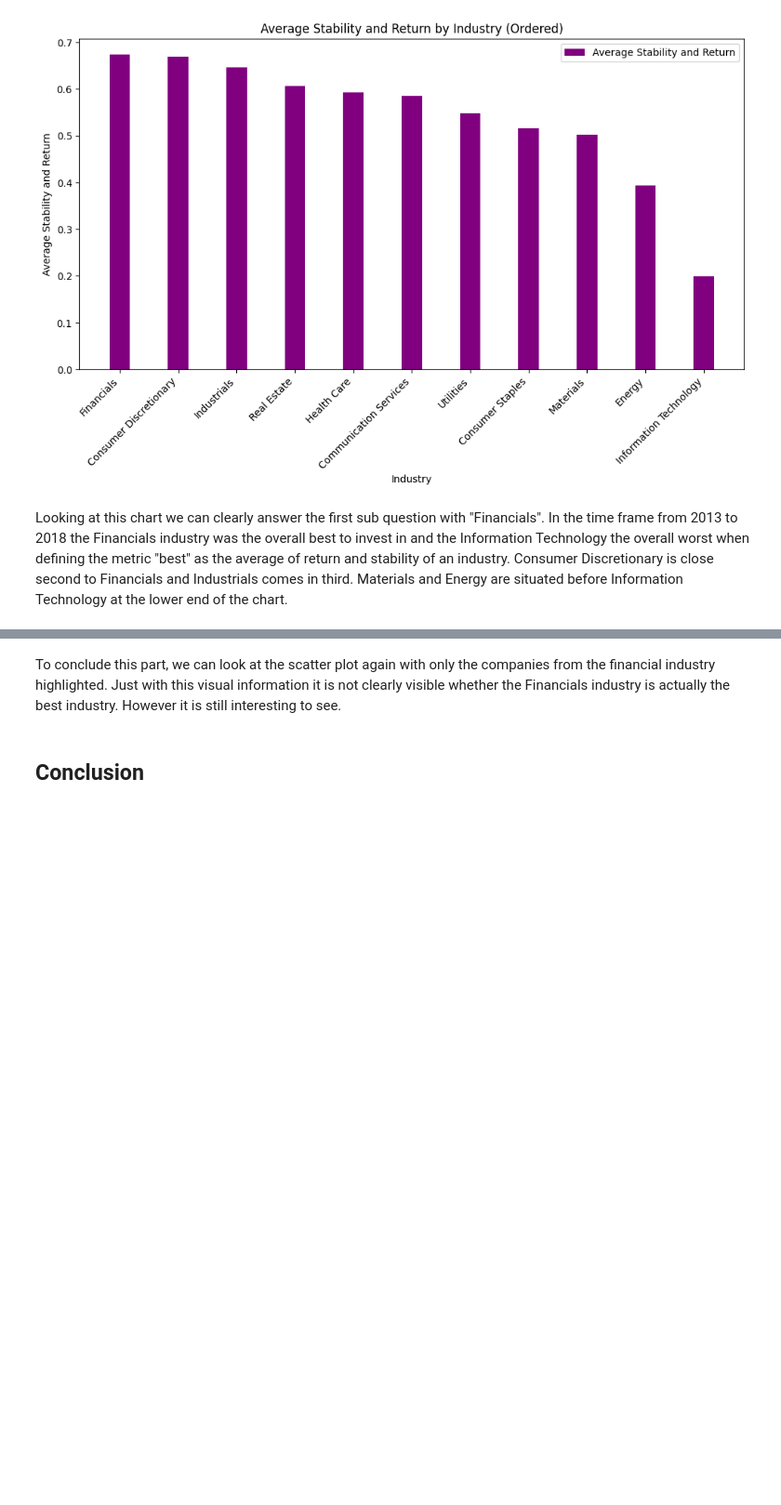
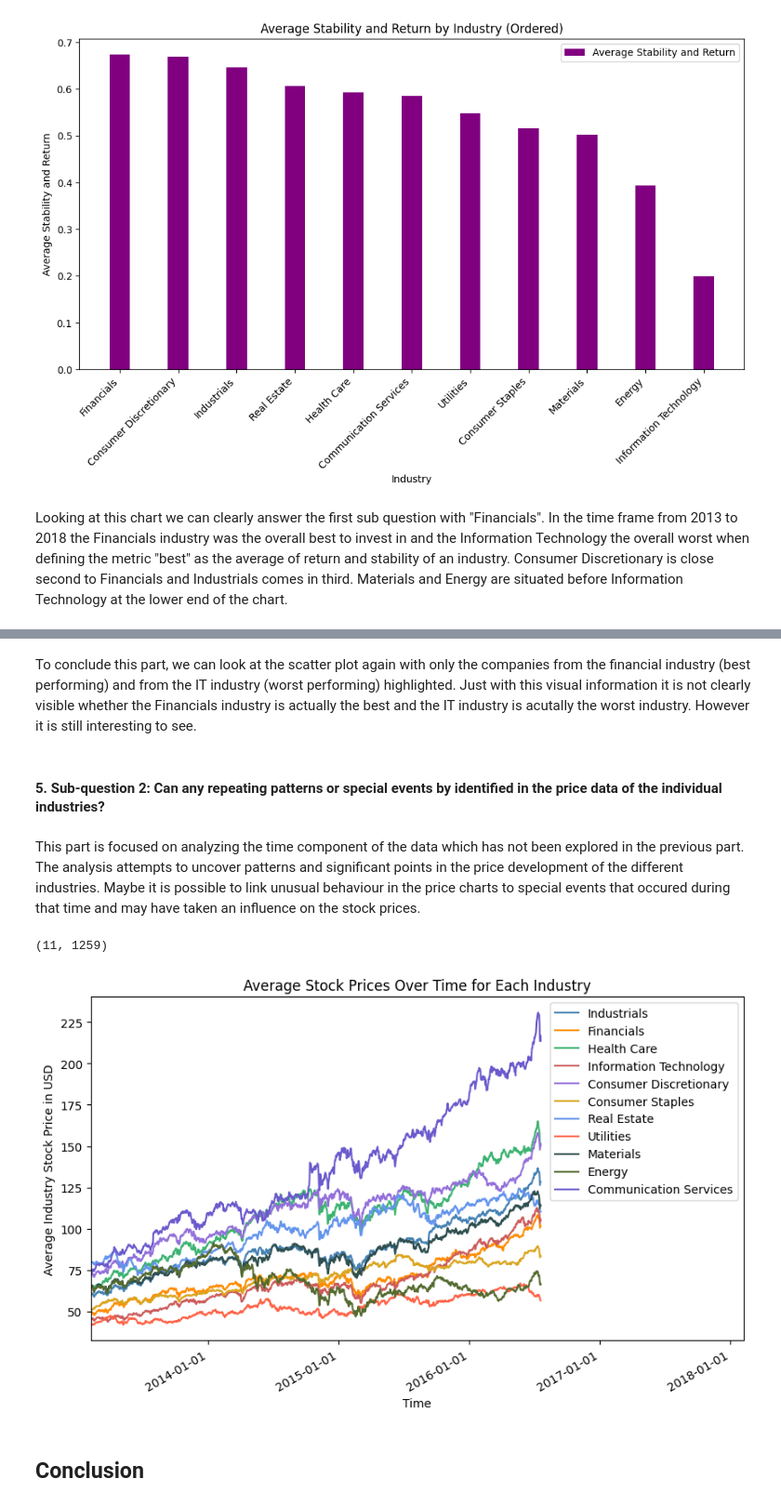
Before and after one commit to radtklau/stock_market, a Jupyter notebook: stock_market.ipynb, the cells around one changed output, grey strips where cells are left out. Shown at 93% size. Cells and saved outputs as stored; diff of their text form; code cells hidden in the pictures; blank space fills up the shorter version.

Commit message:
started with sub question 2

```diff
--- a/stock_market.ipynb
+++ b/stock_market.ipynb
@@ -420,5 +423,38 @@ plt.show()
 # %% [markdown]
-To conclude this part, we can look at the scatter plot again with only the companies from the financial industry highlighted. Just with this visual information it is not clearly visible whether the Financials industry is actually the best industry. However it is still interesting to see.
+To conclude this part, we can look at the scatter plot again with only the companies from the financial industry (best performing) and from the IT industry (worst performing) highlighted. Just with this visual information it is not clearly visible whether the Financials industry is actually the best and the IT industry is acutally the worst industry. However it is still interesting to see.
+# %% [markdown]
+#### 5. Sub-question 2: Can any repeating patterns or special events by identified in the price data of the individual industries?
+# %% [markdown]
+This part is focused on analyzing the time component of the data which has not been explored in the previous part. The analysis attempts to uncover patterns and significant points in the price development of the different industries. Maybe it is possible to link unusual behaviour in the price charts to special events that occured during that time and may have taken an influence on the stock prices.
+# %%
+print(avg_closing_price_industry.shape)
+
+time = np.arange(1259)
+start_date = datetime.strptime('2013-02-08', '%Y-%m-%d')
+dates = [start_date + timedelta(days=i) for i in range(1259)]
+
+# Plot stock prices for each company
+plt.figure(figsize=(10, 6))
+
+for ind, industry in enumerate(industry_colors.keys()):
+    plt.plot(dates, avg_closing_price_industry[ind], label=industry, color=industry_colors[industry])
+
+# Format x-axis as dates
+plt.gca().xaxis.set_major_locator(mdates.YearLocator())
+plt.gca().xaxis.set_major_formatter(mdates.DateFormatter('%Y-%m-%d'))
+plt.gcf().autofmt_xdate()  # Auto-format date labels for better readability
+
+# Set the x-axis limits to go until 2018
+#plt.xlim(datetime(2013, 2, 8), datetime(2018, 2, 7))
+
+plt.title('Average Stock Prices Over Time for Each Industry')
+plt.xlabel('Time')
+plt.ylabel('Average Industry Stock Price in USD')
+plt.legend()
+plt.show()
+# %% [output]
+(11, 1259)
+[figure, added]
 # %% [markdown]
 ## Conclusion
 # %% [markdown]
```
Also changed, not shown: parts of 2 cells of this notebook.
